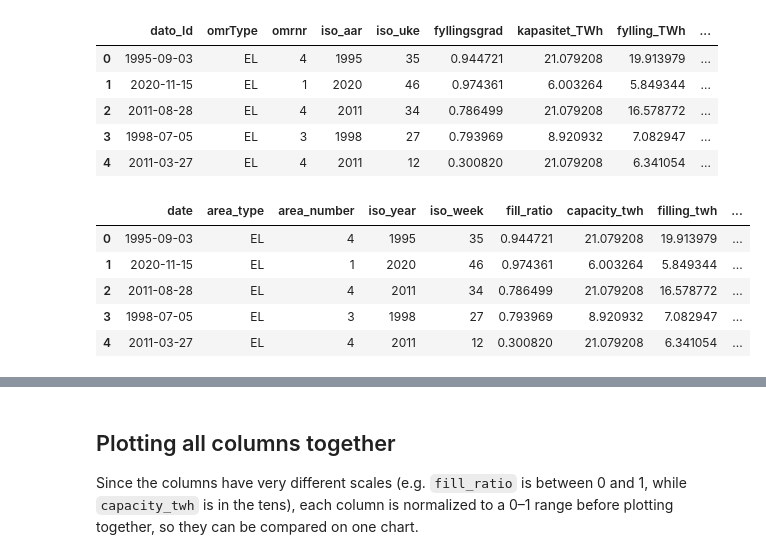
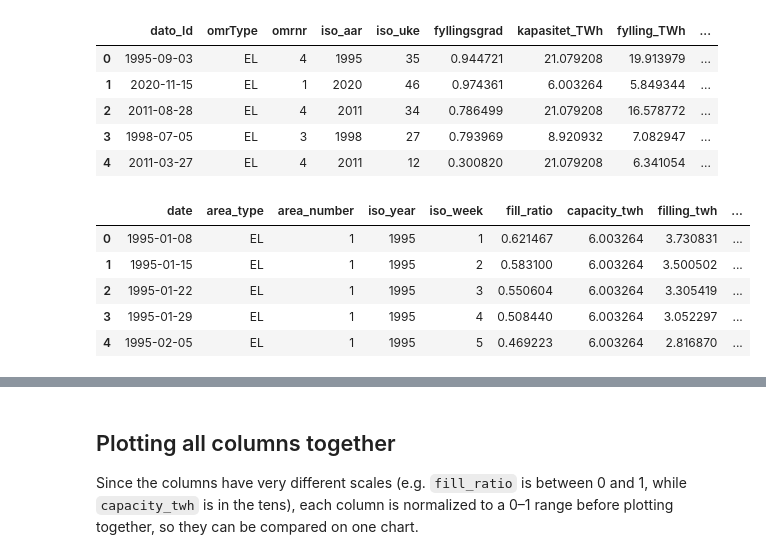
Before and after one commit to isach07/IND320_isachstevik, a Jupyter notebook: notebooks/project_work_part1.ipynb, the cells around one changed output, grey strips where cells are left out. Saved outputs shown, nothing was run; the diff lists cells and outputs as text; code cells hidden in the pictures.

```diff
--- a/notebooks/project_work_part1.ipynb
+++ b/notebooks/project_work_part1.ipynb
@@ -10,6 +10,11 @@ import matplotlib.pyplot as plt
 
 # reading the data
 df = pd.read_csv("../data/reservoirs.csv", parse_dates=["dato_Id"])
+
+# 0001-01-01T00:00:00 is a placeholder for "no date", so make it missing
+df["neste_Publiseringsdato"] = pd.to_datetime(
+    df["neste_Publiseringsdato"].replace("0001-01-01T00:00:00", None)
+)
 df.head()
 # %% [output]
 |  | dato_Id | omrType | omrnr | iso_aar | iso_uke | fyllingsgrad | kapasitet_TWh | fylling_TWh | ... |
@@ -21,27 +26,31 @@ df.head()
 # %%
 # rename columns into englsih and understanable names
 
 df = df.rename(columns={
     "dato_Id": "date",
     "omrType": "area_type",
     "omrnr": "area_number",
     "iso_aar": "iso_year",
     "iso_uke": "iso_week",
     "fyllingsgrad": "fill_ratio",
     "kapasitet_TWh": "capacity_twh",
     "fylling_TWh": "filling_twh",
     "neste_Publiseringsdato": "next_publish_date",
     "fyllingsgrad_forrige_uke": "fill_ratio_prev_week",
     "endring_fyllingsgrad": "fill_ratio_change",
 })
+
+# one label per area, e.g. "EL 1", and sort so each area's rows are in date order
+df["area"] = df["area_type"] + " " + df["area_number"].astype(str)
+df = df.sort_values(["area", "date"]).reset_index(drop=True)
 df.head()
 # %% [output]
 |  | date | area_type | area_number | iso_year | iso_week | fill_ratio | capacity_twh | filling_twh | ... |
-| 0 | 1995-09-03 | EL | 4 | 1995 | 35 | 0.944721 | 21.079208 | 19.913979 | ... |
-| 1 | 2020-11-15 | EL | 1 | 2020 | 46 | 0.974361 | 6.003264 | 5.849344 | ... |
-| 2 | 2011-08-28 | EL | 4 | 2011 | 34 | 0.786499 | 21.079208 | 16.578772 | ... |
-| 3 | 1998-07-05 | EL | 3 | 1998 | 27 | 0.793969 | 8.920932 | 7.082947 | ... |
-| 4 | 2011-03-27 | EL | 4 | 2011 | 12 | 0.300820 | 21.079208 | 6.341054 | ... |
+| 0 | 1995-01-08 | EL | 1 | 1995 | 1 | 0.621467 | 6.003264 | 3.730831 | ... |
+| 1 | 1995-01-15 | EL | 1 | 1995 | 2 | 0.583100 | 6.003264 | 3.500502 | ... |
+| 2 | 1995-01-22 | EL | 1 | 1995 | 3 | 0.550604 | 6.003264 | 3.305419 | ... |
+| 3 | 1995-01-29 | EL | 1 | 1995 | 4 | 0.508440 | 6.003264 | 3.052297 | ... |
+| 4 | 1995-02-05 | EL | 1 | 1995 | 5 | 0.469223 | 6.003264 | 2.816870 | ... |
 # %%
 # printing
 
```
Also changed, not shown: parts of 11 cells of this notebook, 5 other files.
